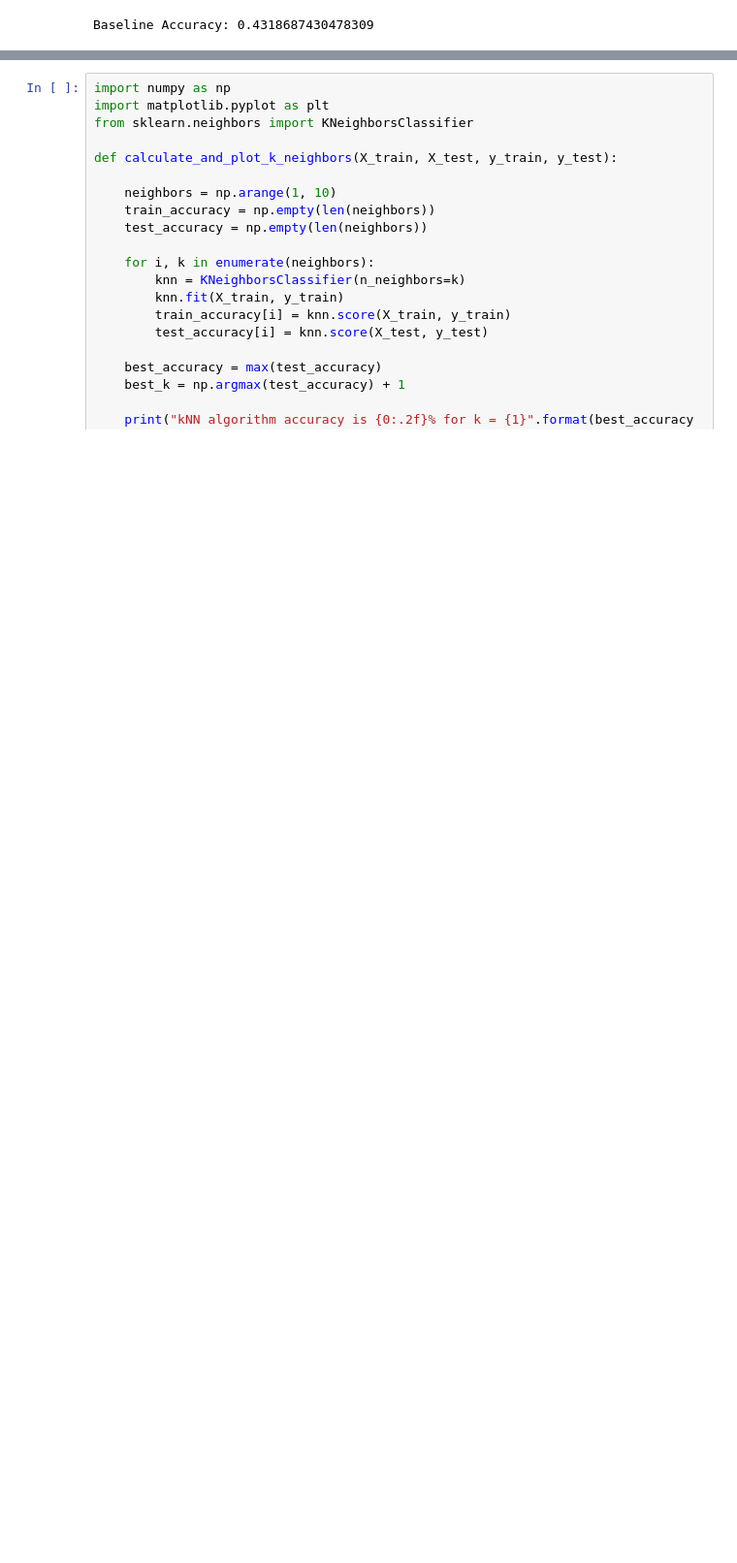
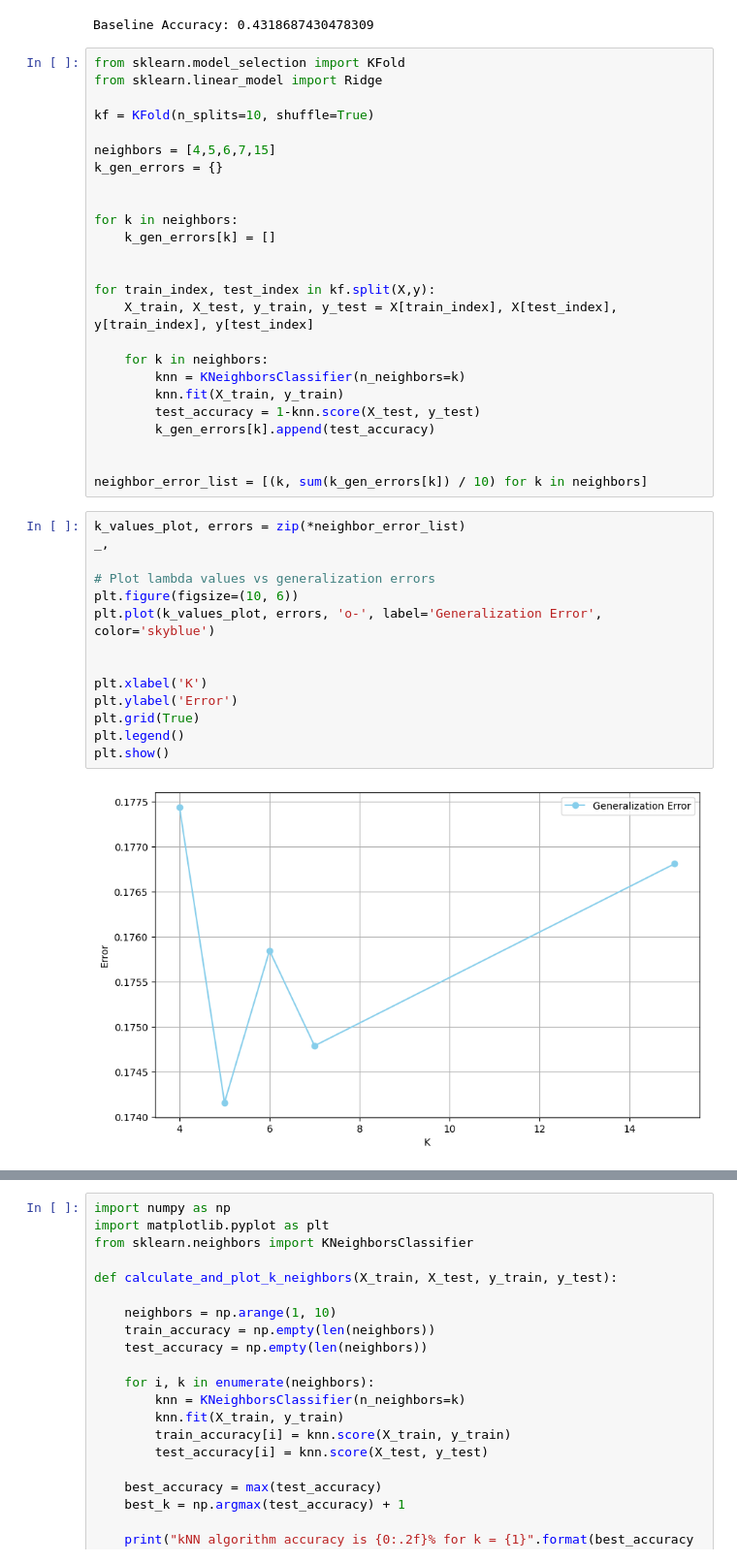
Before and after one commit to alonakonst/ML_project1, a Jupyter notebook: project2.ipynb, the cells around one changed output, grey strips where cells are left out. Shown at 97% size. Cells and saved outputs as stored; diff of their text form; blank space fills up the shorter version.

```diff
--- a/project2.ipynb
+++ b/project2.ipynb
@@ -507,3 +499,44 @@ baseline_accuracy = accuracy_score(y_test, baseline_pred)
 print("Baseline Accuracy:", baseline_accuracy)
 # %% [output]
 Baseline Accuracy: 0.4318687430478309
+# %%
+from sklearn.model_selection import KFold
+from sklearn.linear_model import Ridge
+
+kf = KFold(n_splits=10, shuffle=True)
+
+neighbors = [4,5,6,7,15]
+k_gen_errors = {}
+
+
+for k in neighbors:
+    k_gen_errors[k] = []
+
+
+for train_index, test_index in kf.split(X,y):
+    X_train, X_test, y_train, y_test = X[train_index], X[test_index], y[train_index], y[test_index]
+
+    for k in neighbors:
+        knn = KNeighborsClassifier(n_neighbors=k)
+        knn.fit(X_train, y_train)
+        test_accuracy = 1-knn.score(X_test, y_test)
+        k_gen_errors[k].append(test_accuracy)
+
+
+neighbor_error_list = [(k, sum(k_gen_errors[k]) / 10) for k in neighbors]
+# %%
+k_values_plot, errors = zip(*neighbor_error_list)
+_,
+
+# Plot lambda values vs generalization errors
+plt.figure(figsize=(10, 6))
+plt.plot(k_values_plot, errors, 'o-', label='Generalization Error', color='skyblue')
+
+
+plt.xlabel('K')
+plt.ylabel('Error')
+plt.grid(True)
+plt.legend()
+plt.show()
+# %% [output]
+[figure, added]
```
Also changed, not shown: parts of 6 cells of this notebook.
